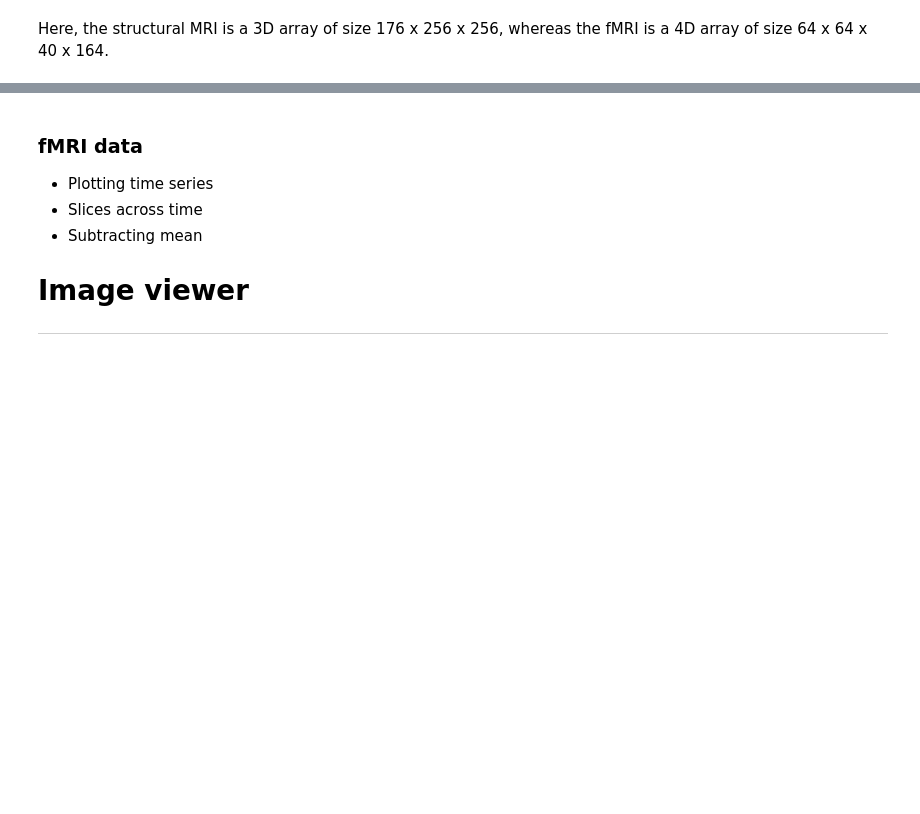
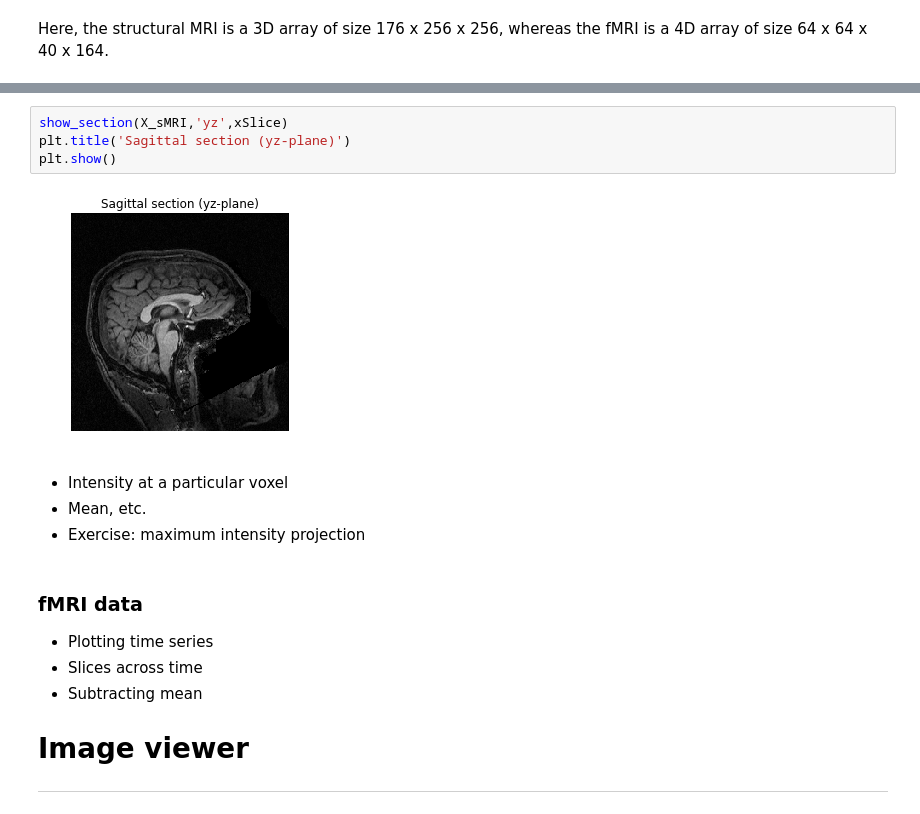
Before and after one commit to sathayas/JupyterfMRIFall2018, a Jupyter notebook: NumPy.ipynb, the cells around one changed output, grey strips where cells are left out. Cells and saved outputs as stored; diff of their text form; blank space fills up the shorter version.

```diff
--- a/NumPy.ipynb
+++ b/NumPy.ipynb
@@ -524,3 +582,13 @@ Here, the structural MRI is a 3D array of size 176 x 256 x 256, whereas the fMRI
+# %%
+show_section(X_sMRI,'yz',xSlice)
+plt.title('Sagittal section (yz-plane)')
+plt.show()
+# %% [output]
+[figure, added]
+# %% [markdown]
+* Intensity at a particular voxel
+* Mean, etc.
+* Exercise: maximum intensity projection
 # %% [markdown]
 ### fMRI data
 
```
Also changed, not shown: parts of 12 cells of this notebook.
